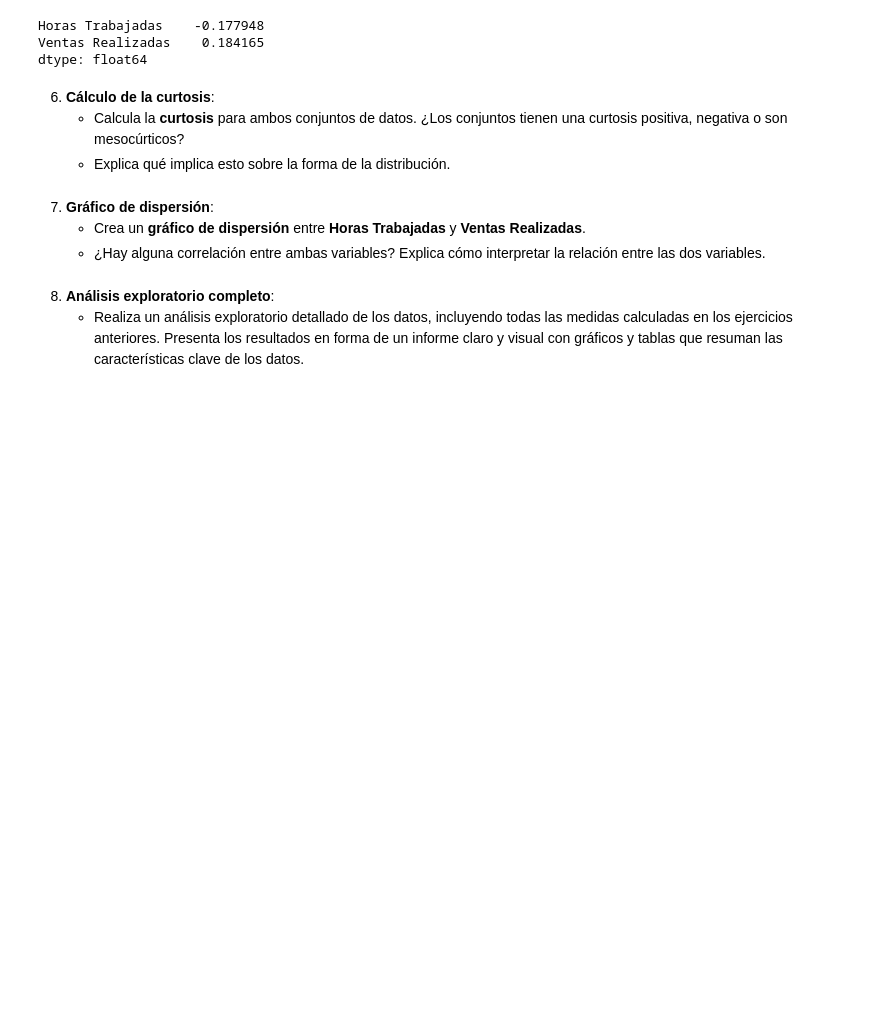
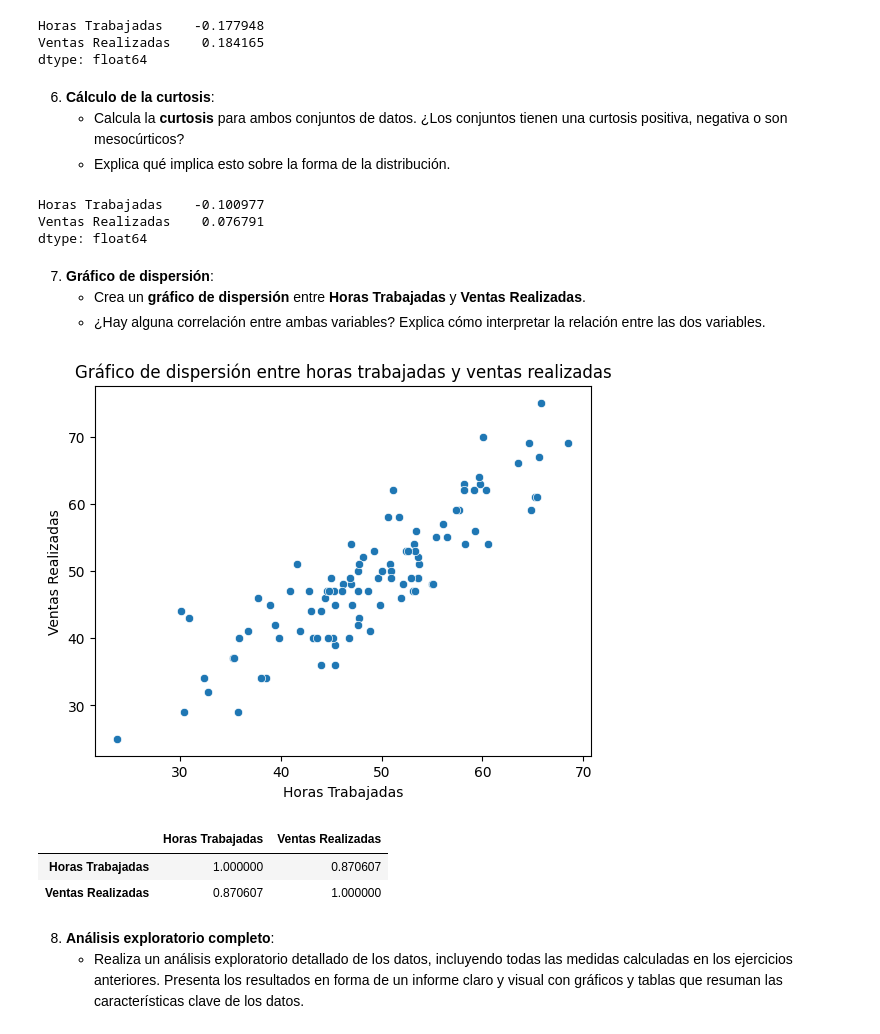
Before and after one commit to SupernovaIa/Laboratorio-Estadistica-descriptiva, a Jupyter notebook: laboratorio-modulo6-leccion01-estadistica-descriptiva.ipynb, the cells around one changed output. Saved outputs shown, nothing was run; the diff lists cells and outputs as text; code cells hidden in the pictures; blank space fills up the shorter version.

```diff
--- a/laboratorio-modulo6-leccion01-estadistica-descriptiva.ipynb
+++ b/laboratorio-modulo6-leccion01-estadistica-descriptiva.ipynb
@@ -245,3 +245,10 @@ dtype: float64
 6. **Cálculo de la curtosis**:
    - Calcula la **curtosis** para ambos conjuntos de datos. ¿Los conjuntos tienen una curtosis positiva, negativa o son mesocúrticos?
    - Explica qué implica esto sobre la forma de la distribución.
+# %%
+# Desviación
+df[['Horas Trabajadas', 'Ventas Realizadas']].kurt()
+# %% [output]
+Horas Trabajadas    -0.100977
+Ventas Realizadas    0.076791
+dtype: float64
@@ -249,3 +260,20 @@ dtype: float64
 7. **Gráfico de dispersión**:
    - Crea un **gráfico de dispersión** entre **Horas Trabajadas** y **Ventas Realizadas**.
    - ¿Hay alguna correlación entre ambas variables? Explica cómo interpretar la relación entre las dos variables.
+# %%
+plt.figure()
+
+sns.scatterplot(x = df['Horas Trabajadas'], y = df['Ventas Realizadas'])
+
+plt.title("Gráfico de dispersión entre horas trabajadas y ventas realizadas")
+plt.show()
+# %% [output]
+[figure, added]
+# %%
+# Parece haber una clara correlación positiva entre ambas variables
+
+df[['Horas Trabajadas', 'Ventas Realizadas']].corr(method = "pearson")
+# %% [output]
+|  | Horas Trabajadas | Ventas Realizadas |
+| Horas Trabajadas | 1.000000 | 0.870607 |
+| Ventas Realizadas | 0.870607 | 1.000000 |
```
Also changed, not shown: parts of 16 cells of this notebook.
